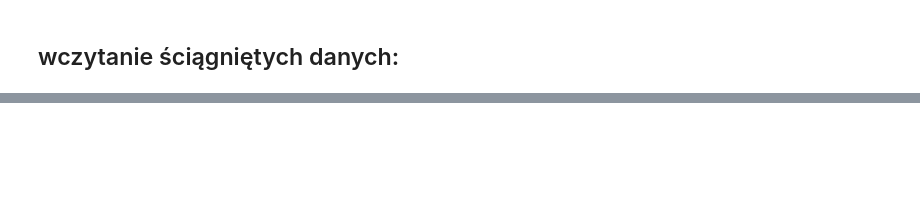
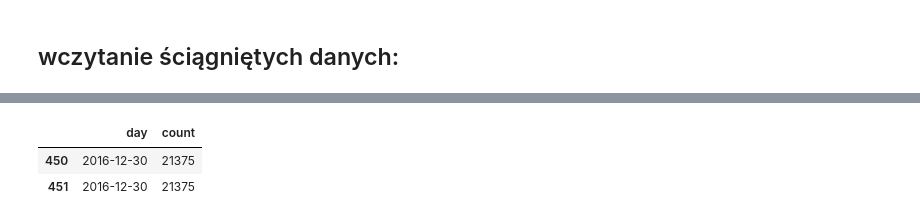
Before and after one commit to jakubkala/citibike-nyc, a Jupyter notebook: scripts/weather.ipynb, the cells around one changed output, grey strips where cells are left out. Saved outputs shown, nothing was run; the diff lists cells and outputs as text; code cells hidden in the pictures; blank space fills up the shorter version.

```diff
--- a/scripts/weather.ipynb
+++ b/scripts/weather.ipynb
@@ -234,3 +337,5 @@ fig.layout.paper_bgcolor = '#1E1E1E'
 fig.show()
 # %% [output]
 [interactive output not drawn]
+# %%
+count_by_day['day'] = pd.to_datetime(count_by_day['day'])
@@ -236,0 +359,6 @@ fig.show()
+# %%
+count_by_day.loc[count_by_day['day'] == '2016-12-30',:]
+# %% [output]
+|  | day | count |
+| 450 | 2016-12-30 | 21375 |
+| 451 | 2016-12-30 | 21375 |
```
Also changed, not shown: parts of 16 cells of this notebook, 51 other files.
